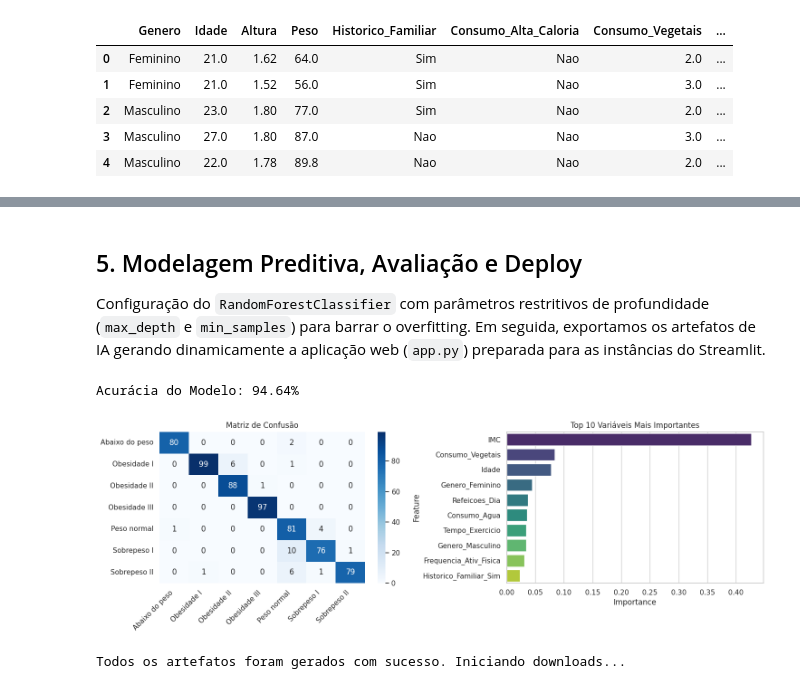
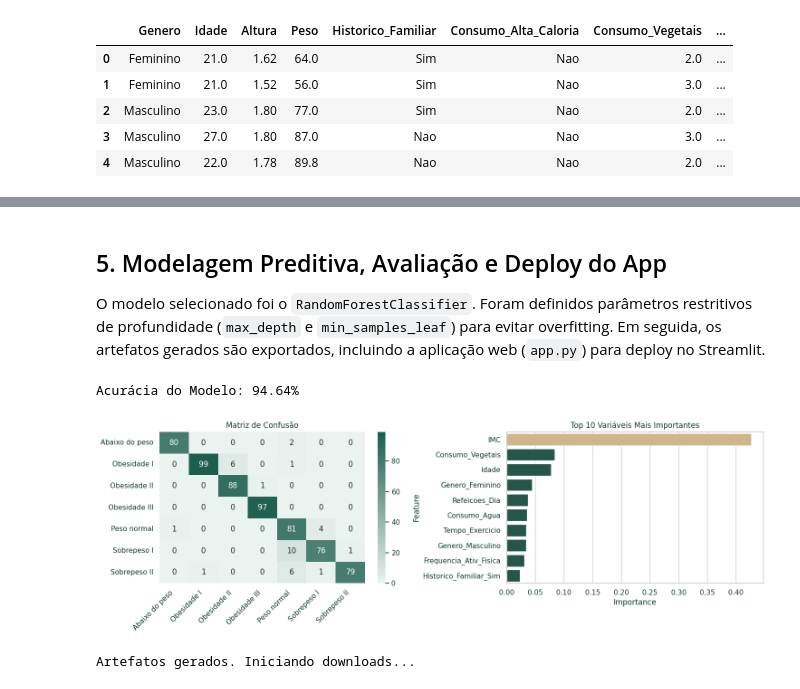
Before and after one commit to andersonserrico/notebooks-Grupo_45, a Jupyter notebook: Tech_Fase_4_Grupo_45_VFinal.ipynb, the cells around one changed output, grey strips where cells are left out. Drawn from its saved outputs; the diff is of its cells as text; code cells hidden in the pictures.

```diff
--- a/Tech_Fase_4_Grupo_45_VFinal.ipynb
+++ b/Tech_Fase_4_Grupo_45_VFinal.ipynb
@@ -153,21 +174,10 @@ preprocessador = ColumnTransformer(
     ]
 )
 # %% [markdown]
-## 5. Modelagem Preditiva, Avaliação e Deploy
-Configuração do `RandomForestClassifier` com parâmetros restritivos de profundidade (`max_depth` e `min_samples`) para barrar o overfitting. Em seguida, exportamos os artefatos de IA gerando dinamicamente a aplicação web (`app.py`) preparada para as instâncias do Streamlit.
+## 5. Modelagem Preditiva, Avaliação e Deploy do App
+O modelo selecionado foi o `RandomForestClassifier`. Foram definidos parâmetros restritivos de profundidade (`max_depth` e `min_samples_leaf`) para evitar overfitting. Em seguida, os artefatos gerados são exportados, incluindo a aplicação web (`app.py`) para deploy no Streamlit.
 # %%
-import joblib
-import pandas as pd
-import sklearn
-import io
-from google.colab import files
-import matplotlib.pyplot as plt
-import seaborn as sns
-from sklearn.pipeline import Pipeline
-from sklearn.metrics import accuracy_score, confusion_matrix
-from sklearn.ensemble import RandomForestClassifier
-
-# 5.1. Construção e ajuste do modelo Random Forest
+# 5.1. Construção e ajuste do modelo
 pipeline_rf = Pipeline([
     ('preprocessor', preprocessador),
     ('classifier', RandomForestClassifier(n_estimators=150, max_depth=12, min_samples_leaf=4, random_state=42, class_weight='balanced', n_jobs=-1))
@@ -175,49 +185,46 @@ pipeline_rf = Pipeline([
 
 pipeline_rf.fit(X_train, y_train_1d)
 
-# 5.2. Avaliação do modelo no conjunto de teste
+# 5.2. Avaliação no conjunto de teste
 y_pred = pipeline_rf.predict(X_test)
 acuracia = accuracy_score(y_test_1d, y_pred)
 print(f"Acurácia do Modelo: {acuracia * 100:.2f}%\n")
 
-# Geração dos gráficos de validação locais
+# 5.3. Gráficos de validação do modelo
 fig, ax = plt.subplots(1, 2, figsize=(15, 5))
 
-# Matriz de Confusão
 cm = confusion_matrix(y_test_1d, y_pred, labels=pipeline_rf.classes_)
-sns.heatmap(cm, annot=True, fmt='d', ax=ax[0], cmap='Blues', xticklabels=pipeline_rf.classes_, yticklabels=pipeline_rf.classes_)
-ax[0].set_title("Matriz de Confusão")
-ax[0].set_xticklabels(pipeline_rf.classes_, rotation=45, ha='right')
+cmap_cm = sns.light_palette(cor_barras_principais, as_cmap=True)
+sns.heatmap(cm, annot=True, fmt='d', ax=ax[0], cmap=cmap_cm, xticklabels=pipeline_rf.classes_, yticklabels=pipeline_rf.classes_)
+ax[0].set_title("Matriz de Confusão", color=cor_principal_texto)
+ax[0].set_xticklabels(pipeline_rf.classes_, rotation=45, ha='right', color=cor_principal_texto)
 
-# Importância das Variáveis
 importances = pipeline_rf.named_steps['classifier'].feature_importances_
 features = pipeline_rf.named_steps['preprocessor'].get_feature_names_out()
 features_limpas = [f.replace("num__", "").replace("cat__", "") for f in features]
 feat_df = pd.DataFrame({'Feature': features_limpas, 'Importance': importances}).sort_values(by='Importance', ascending=False).head(10)
-sns.barplot(x='Importance', y='Feature', data=feat_df, hue='Feature', ax=ax[1], palette='viridis', legend=False)
-ax[1].set_title("Top 10 Variáveis Mais Importantes")
+
+feat_pal = {k: cor_alerta_destaque if k == feat_df.iloc[0]['Feature'] else cor_barras_principais for k in feat_df['Feature']}
+sns.barplot(x='Importance', y='Feature', data=feat_df, ax=ax[1], palette=feat_pal, hue='Feature', legend=False)
+ax[1].set_title("Top 10 Variáveis Mais Importantes", color=cor_principal_texto)
 
 plt.tight_layout()
 plt.show()
 
-# 5.3. Escrita do código da aplicação Streamlit (app.py)
+# 5.4. Escrita do código da aplicação Streamlit (app.py)
 with open('app.py', 'w', encoding='utf-8') as f:
     f.write("""import streamlit as st
 import joblib
 import pandas as pd
 import io
 
-# Configuração da página do sistema
 st.set_page_config(page_title="Diagnóstico de Peso Corporal", layout="wide")
 st.title("🔬 Sistema Clínico para Diagnóstico de Peso Corporal")
 
-# Carregamento do modelo treinado
 model = joblib.load('modelo_obesidade_rf.pkl')
 
-# Identificação do paciente
 nome_paciente = st.text_input("Nome Completo do Paciente", placeholder="Digite aqui...")
 
-# Organização dos campos de entrada em colunas
 col1, col2, col3 = st.columns(3)
 
 with col1:
@@ -242,18 +249,14 @@ with col3:
     telas = st.selectbox("Tempo diário em dispositivos com tela", ["", "0-2 h/dia", "3-5 h/dia", "> 5 h/dia"], index=0)
     alcool = st.selectbox("Consumo de bebidas alcoólicas", ["", "Nao", "As vezes", "Frequentemente", "Sempre"], index=0)
 
-
 st.markdown("---")
 
-# Execução do modelo preditivo
 if st.button("Gerar Diagnóstico"):
     if not nome_paciente or not genero or not idade or not altura or not peso or not familia or not transporte:
-        st.warning("Aviso: Por favor, preencha todos os campos do formulário antes de prosseguir.")
+        st.warning("Aviso: Por favor, preencha todos os campos obrigatórios do formulário.")
     else:
-        # Cálculo do Índice de Massa Corporal (IMC)
         imc = round(peso / (altura ** 2), 2)
 
-        # Mapeamento das variáveis categóricas para formato numérico do modelo
         veg_map = {"Raramente": 1, "As vezes": 2, "Sempre": 3}
         ref_map = {"1 refeicao": 1, "2 refeicoes": 2, "3 refeicoes": 3, "4 ou mais": 4}
         h2o_map = {"< 1 L/dia": 1, "1-2 L/dia": 2, "> 2 L/dia": 3}
@@ -262,7 +265,6 @@ if st.button("Gerar Diagnóstico"):
 
         score_atv = float(atv_map.get(ativ_fisica, 0) * tel_map.get(telas, 0))
 
-        # Estruturação dos dados para predição
         dados = pd.DataFrame([{
             'Genero': genero, 'Idade': float(idade), 'Historico_Familiar': familia,
             'Consumo_Alta_Caloria': calorico, 'Consumo_Vegetais': veg_map.get(vegetais, 2),
@@ -273,46 +275,44 @@ if st.button("Gerar Diagnóstico"):
             'Meio_Transporte': transporte, 'IMC': float(imc), 'Score_Atividade': score_atv
         }])
 
-        # Realização da predição
         resultado = model.predict(dados)[0]
 
         st.markdown("### 📋 Resultado do Diagnóstico")
         st.success(f"**Paciente:** {nome_paciente}  |  **Diagnóstico Clínico:** {resultado}")
 
-        # Geração do arquivo Excel para exportação dos dados
         df_export = dados.copy()
         df_export.insert(0, 'Nome_Paciente', nome_paciente)
         df_export['Resultado_Diagnostico'] = resultado
 
         output = io.BytesIO()
         with pd.ExcelWriter(output, engine='xlsxwriter') as writer:
             df_export.to_excel(writer, index=False, sheet_name='Diagnostico')
 
         st.download_button(
             label="📥 Exportar Relatório da Avaliação (Excel)",
             data=output.getvalue(),
             file_name=f"diagnostico_{nome_paciente.lower().replace(' ', '_')}.xlsx",
             mime="application/vnd.openxmlformats-officedocument.spreadsheetml.sheet"
         )
 """)
 
-# 5.4. Geração do arquivo de dependências (requirements.txt)
+# 5.5. Arquivo de dependências
 with open('requirements.txt', 'w', encoding='utf-8') as f:
     f.write(f"streamlit\npandas=={pd.__version__}\nscikit-learn=={sklearn.__version__}\njoblib=={joblib.__version__}\nxlsxwriter\n")
 
-# Salvando os arquivos finais gerados para download
+# Salvando artefatos e habilitando download local
 joblib.dump(pipeline_rf, 'modelo_obesidade_rf.pkl')
 df_analise.to_csv('obesity_tratada_grupo45.csv', index=False, sep=';', decimal=',', encoding='utf-8-sig')
 
-print("Todos os artefatos foram gerados com sucesso. Iniciando downloads...")
+print("Artefatos gerados. Iniciando downloads...")
 files.download('modelo_obesidade_rf.pkl')
 files.download('obesity_tratada_grupo45.csv')
 files.download('app.py')
 files.download('requirements.txt')
 # %% [output]
 Acurácia do Modelo: 94.64%
-[figure, old version]
+[figure, new version]
-Todos os artefatos foram gerados com sucesso. Iniciando downloads...
+Artefatos gerados. Iniciando downloads...
 [interactive output not drawn]
 [interactive output not drawn]
 [interactive output not drawn]
```
Also changed, not shown: parts of 15 cells of this notebook.
